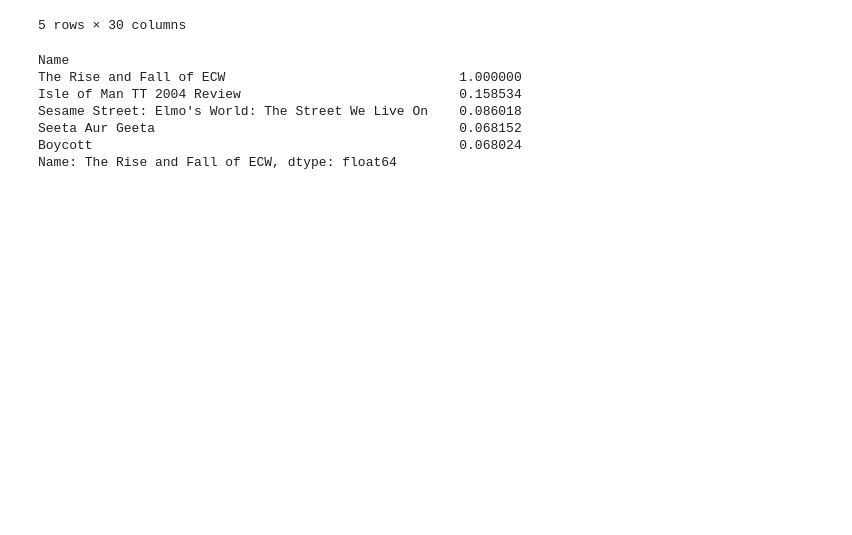
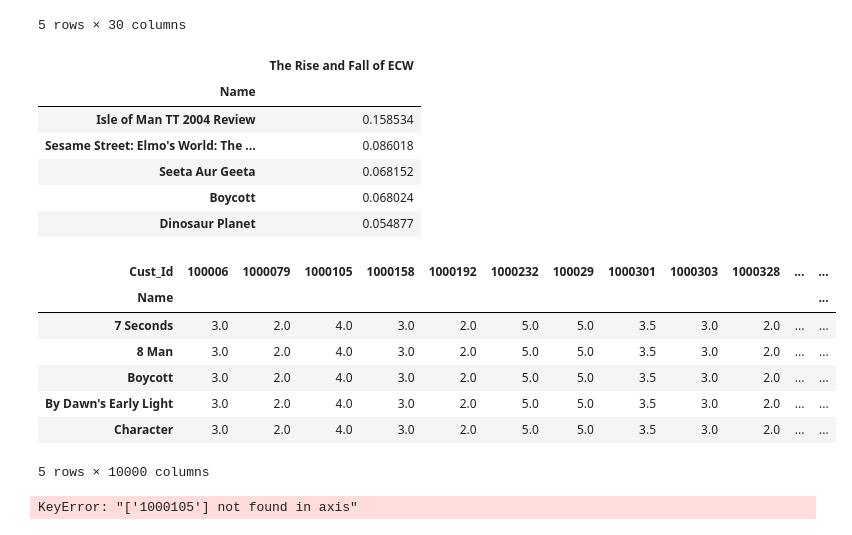
Before and after one commit to nshafik/Recommender-system, a Jupyter notebook: Movie_Recommendations.ipynb, the cells around one changed output. Cells and saved outputs as stored; diff of their text form; code cells hidden in the pictures; blank space fills up the shorter version.

```diff
--- a/Movie_Recommendations.ipynb
+++ b/Movie_Recommendations.ipynb
@@ -149,13 +172,42 @@ item_corr_matrix.head()
 # %%
-Rise_and_fall_corr = item_corr_matrix['The Rise and Fall of ECW']
-Rise_and_fall_corr = Rise_and_fall_corr.sort_values(ascending=False)
-Rise_and_fall_corr.dropna(inplace=True)
-Rise_and_fall_corr.head()
+moviecorr('The Rise and Fall of ECW')
 # %% [output]
-Name
-The Rise and Fall of ECW                              1.000000
-Isle of Man TT 2004 Review                            0.158534
-Sesame Street: Elmo's World: The Street We Live On    0.086018
-Seeta Aur Geeta                                       0.068152
-Boycott                                               0.068024
-Name: The Rise and Fall of ECW, dtype: float64
+|  | The Rise and Fall of ECW |
+| Name |  |
+| Isle of Man TT 2004 Review | 0.158534 |
+| Sesame Street: Elmo's World: The ... | 0.086018 |
+| Seeta Aur Geeta | 0.068152 |
+| Boycott | 0.068024 |
+| Dinosaur Planet | 0.054877 |
+# %%
+id_util_mat=util_mat.T
+id_util_mat = id_util_mat.apply(lambda col: col.fillna(col.mean()), axis=0)
+# %%
+id_util_mat_1 = id_util_mat.iloc[:10000,:10000]
+#id_util_mat_2 = id_util_mat.iloc[10000:20000,10000:20000]
+#id_util_mat_3 = id_util_mat.iloc[20000:30000,20000:30000]
+#id_util_mat_4 = id_util_mat.iloc[30000:40000,30000:40000]
+#id_util_mat_5 = id_util_mat.iloc[40000:50000,40000:50000]
+#id_util_mat_6 = id_util_mat.iloc[50000:60000,50000:60000]
+#id_util_mat_7 = id_util_mat.iloc[60000:70000,60000:70000]
+#id_util_mat_8 = id_util_mat.iloc[70000:,70000:]
+# %%
+id_util_mat_1=id_util_mat_1.corr()
+#id_util_mat_2=id_util_mat_2.corr()
+#id_util_mat_3=id_util_mat_3.corr()
+#id_util_mat_4=id_util_mat_4.corr()
+#id_util_mat_5=id_util_mat_5.corr()
+#id_util_mat_6=id_util_mat_6.corr()
+#id_util_mat_7=id_util_mat_7.corr()
+#id_util_mat_8=id_util_mat_8.corr()
+# %%
+id_util_mat_1.head()
+# %% [output]
+| Cust_Id | 100006 | 1000079 | 1000105 | 1000158 | 1000192 | 1000232 | 100029 | 1000301 | 1000303 | 1000328 | ... | ... |
+| Name |  |  |  |  |  |  |  |  |  |  |  | ... |
+| 7 Seconds | 3.0 | 2.0 | 4.0 | 3.0 | 2.0 | 5.0 | 5.0 | 3.5 | 3.0 | 2.0 | ... | ... |
+| 8 Man | 3.0 | 2.0 | 4.0 | 3.0 | 2.0 | 5.0 | 5.0 | 3.5 | 3.0 | 2.0 | ... | ... |
+| Boycott | 3.0 | 2.0 | 4.0 | 3.0 | 2.0 | 5.0 | 5.0 | 3.5 | 3.0 | 2.0 | ... | ... |
+| By Dawn's Early Light | 3.0 | 2.0 | 4.0 | 3.0 | 2.0 | 5.0 | 5.0 | 3.5 | 3.0 | 2.0 | ... | ... |
+| Character | 3.0 | 2.0 | 4.0 | 3.0 | 2.0 | 5.0 | 5.0 | 3.5 | 3.0 | 2.0 | ... | ... |
+5 rows × 10000 columns
@@ -161,0 +225,5 @@ Name: The Rise and Fall of ECW, dtype: float64
+# %%
+idcorr(1000105)
+#id_util_mat_1['1000105']
+# %% [output]
+KeyError: "['1000105'] not found in axis"
```
Also changed, not shown: parts of 5 cells of this notebook.
